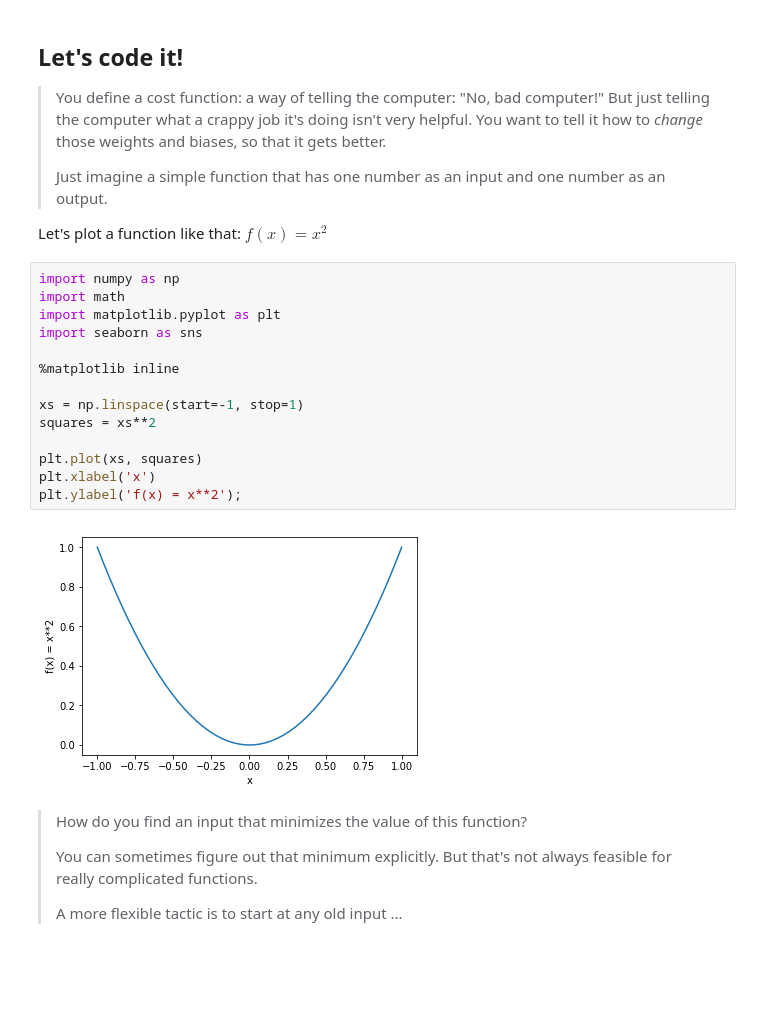
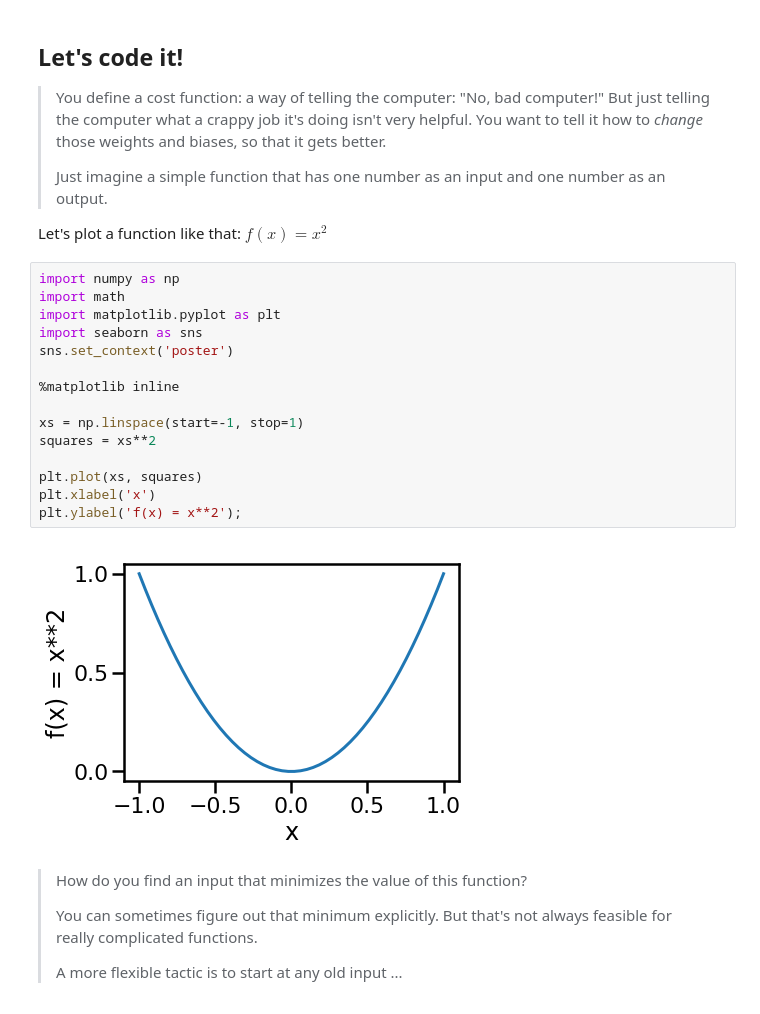
Before and after one commit to LambdaSchool/DS-Unit-2-Sprint-4-Practicing-Understanding, a Jupyter notebook: module4-gradient-descent/LS_DS_244_Gradient_Descent.ipynb, the cells around one changed output. Drawn from its saved outputs; the diff is of its cells as text; blank space fills up the shorter version.

```diff
--- a/module4-gradient-descent/LS_DS_244_Gradient_Descent.ipynb
+++ b/module4-gradient-descent/LS_DS_244_Gradient_Descent.ipynb
@@ -57,19 +55,20 @@ Let's plot a function like that: $f(x) = x^2$
 # %%
 import numpy as np
 import math
 import matplotlib.pyplot as plt
 import seaborn as sns
+sns.set_context('poster')
 
 %matplotlib inline
 
 xs = np.linspace(start=-1, stop=1)
 squares = xs**2
 
 plt.plot(xs, squares)
 plt.xlabel('x')
 plt.ylabel('f(x) = x**2');
 # %% [output]
-[figure, old version]
+[figure, new version]
 # %% [markdown]
 > How do you find an input that minimizes the value of this function?
 >
```
Also changed, not shown: parts of 12 cells of this notebook.
